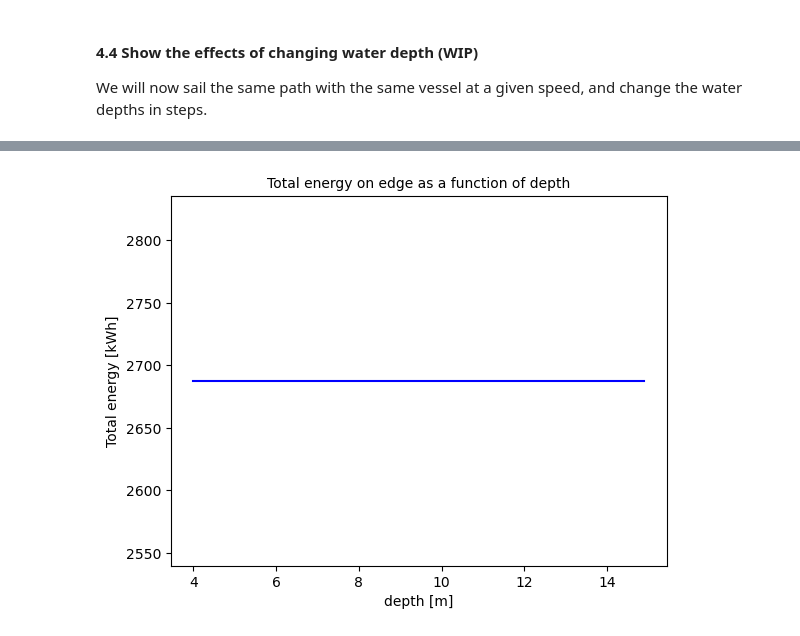
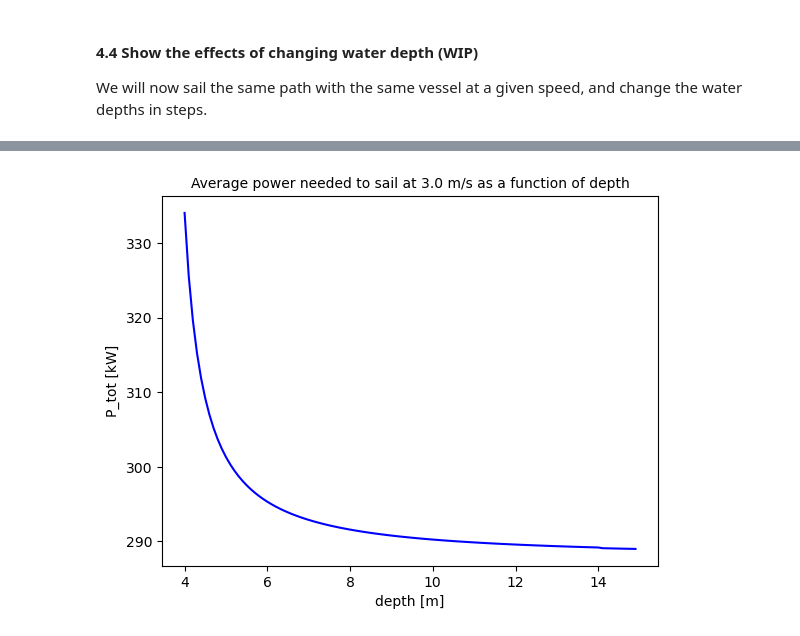
Before and after one commit to TUDelft-CITG/OpenTNSim, a Jupyter notebook: notebooks/0103 - In-depth energy module behaviour.ipynb, the cells around one changed output, grey strips where cells are left out. Saved outputs shown, nothing was run; the diff lists cells and outputs as text; code cells hidden in the pictures.

Commit message:
Minor change in final plot (P_tot in stead of total_energy)

```diff
--- a/notebooks/0103 - In-depth energy module behaviour.ipynb
+++ b/notebooks/0103 - In-depth energy module behaviour.ipynb
@@ -105,7 +105,8 @@ def mission(FG, GeneralDepth,
     env.epoch = simulation_start# Start simpy environment
 
     # add graph to environment
-    FG.edges['0', '1']['Info'] = {'GeneralDepth': 10}
+    FG.edges['0', '1']['Info'] = {'GeneralDepth': GeneralDepth}
+    FG.edges['1', '0']['Info'] = {'GeneralDepth': GeneralDepth}
     env.graph = FG
 
     #TODO: make a mission with all inputs (now some are
@@ -139,7 +140,7 @@ def mission(FG, GeneralDepth,
     env.run()
 
     # TODO: replace with the event table approach
-    energycalculation = energy_module.EnergyCalculation(env.graph, vessel)
+    energycalculation = energy_module.EnergyCalculation(vessel.env.graph, vessel)
     energycalculation.calculate_energy_consumption()
 
     df = pd.DataFrame.from_dict(energycalculation.energy_use)
@@ -452,15 +443,15 @@ if P_hotel:
 # %%
 # collect values to plot
-total_energy=[]
+P_tot_values=[]
 for index, df in enumerate(dfs):
-    total_energy.append(df.total_energy.values[0])
+    P_tot_values.append(df.P_tot.values[0])
 # %%
 fig, axes = plt.subplots(1,1)
 
-plt.plot(depth_list, total_energy, '-',  c='blue')
+plt.plot(depth_list, P_tot_values, '-',  c='blue')
 
 axes.set_xlabel('depth [m]');
-axes.set_ylabel('Total energy [kWh]');
-axes.set_title('Total energy on edge as a function of depth', fontsize=10);
+axes.set_ylabel('P_tot [kW]');
+axes.set_title('Average power needed to sail at 3.0 m/s as a function of depth', fontsize=10);
 # %% [output]
-[figure, old version]
+[figure, new version]
```
Also changed, not shown: parts of 3 cells of this notebook.
